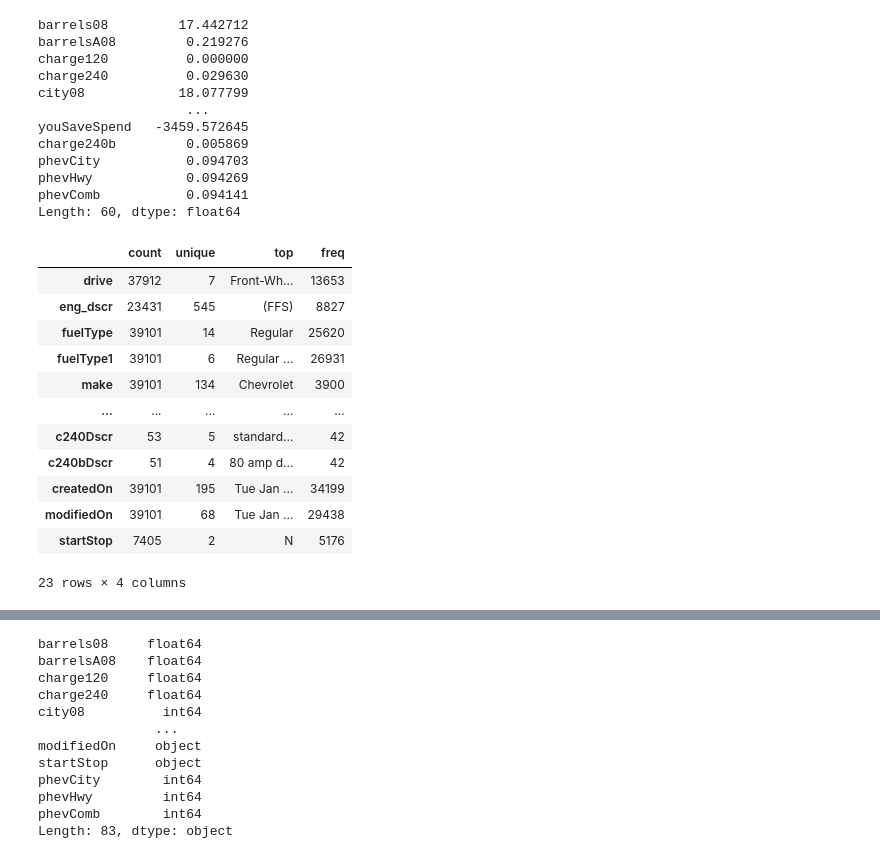
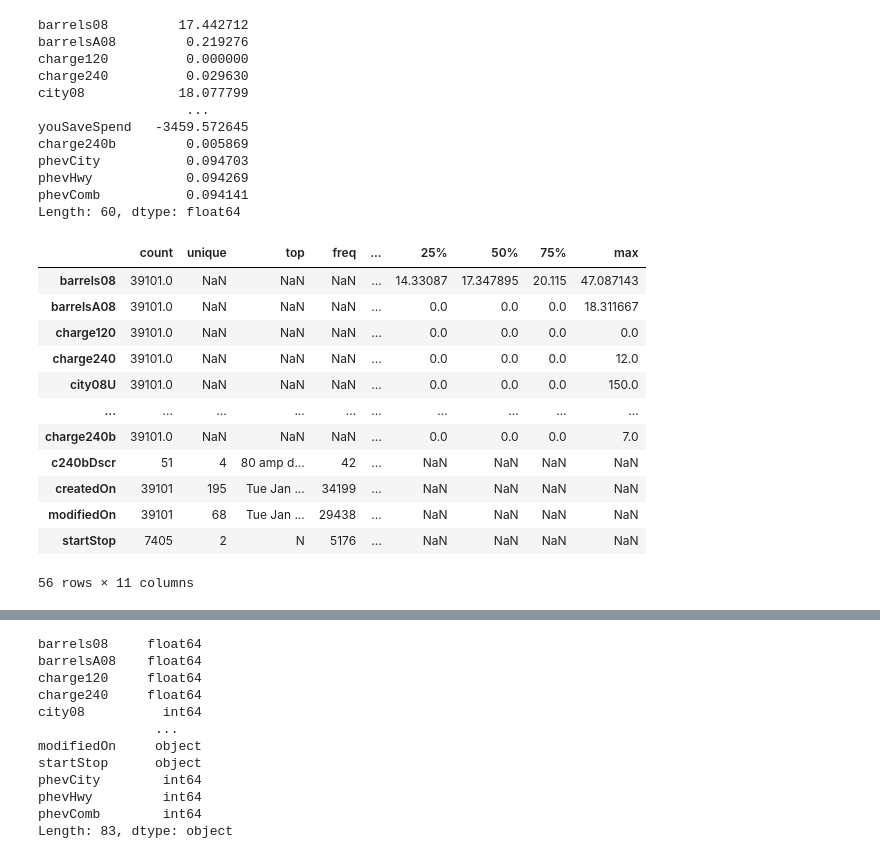
Before and after one commit to cldud400/fintech_class, a Jupyter notebook: 발표/cookbook/cookbook/ch05발표/ch-05.ipynb, the cells around one changed output, grey strips where cells are left out. Drawn from its saved outputs; the diff is of its cells as text; code cells hidden in the pictures.

```diff
--- a/발표/cookbook/cookbook/ch05발표/ch-05.ipynb
+++ b/발표/cookbook/cookbook/ch05발표/ch-05.ipynb
@@ -1,7 +1,9 @@
 # %%
 import pandas as pd
 import numpy as np
-pd.set_option('max_columns', 4, 'max_rows', 10, 'max_colwidth', 12)
+pd.set_option('max_columns', 8, 'max_rows', 10, 'max_colwidth', 12)
+import matplotlib.pyplot as plt
+import seaborn as sns
 # %%
 import warnings
 warnings.simplefilter(action='ignore', category=FutureWarning)
@@ -24,6 +28,8 @@ mkdir tmp
 평균, 분위수, 표준편차
 descrtbe()로 한번에
 # %%
-fueleco = pd.read_csv('../../../data/vehicles.csv.zip',low_memory=False)
+#low_memory = False는 파일의 정보를 누락없이 가져온다.(칼럼값의 데이터 타입이 다르면 에러가 나기 때문)
+
+fueleco = pd.read_csv('vehicles.csv.zip',low_memory=False)
 fueleco.head()
 # %% [output]
@@ -47,22 +61,22 @@ Length: 60, dtype: float64
 # %%
 # 전체 통계
 fueleco.describe().T
 # include : datatype를 제한하여 통계
-fueleco.describe(include = object).T
+# fueleco.describe(include = object).T
 # exclude도 가능
 # fueleco.describe(exclude = int).T
 # %% [output]
-|  | count | unique | top | freq |
-| drive | 37912 | 7 | Front-Wh... | 13653 |
-| eng_dscr | 23431 | 545 | (FFS) | 8827 |
-| fuelType | 39101 | 14 | Regular | 25620 |
-| fuelType1 | 39101 | 6 | Regular ... | 26931 |
-| make | 39101 | 134 | Chevrolet | 3900 |
-| ... | ... | ... | ... | ... |
-| c240Dscr | 53 | 5 | standard... | 42 |
-| c240bDscr | 51 | 4 | 80 amp d... | 42 |
-| createdOn | 39101 | 195 | Tue Jan ... | 34199 |
-| modifiedOn | 39101 | 68 | Tue Jan ... | 29438 |
-| startStop | 7405 | 2 | N | 5176 |
+|  | count | unique | top | freq | ... | 25% | 50% | 75% | max |
+| barrels08 | 39101.0 | NaN | NaN | NaN | ... | 14.33087 | 17.347895 | 20.115 | 47.087143 |
+| barrelsA08 | 39101.0 | NaN | NaN | NaN | ... | 0.0 | 0.0 | 0.0 | 18.311667 |
+| charge120 | 39101.0 | NaN | NaN | NaN | ... | 0.0 | 0.0 | 0.0 | 0.0 |
+| charge240 | 39101.0 | NaN | NaN | NaN | ... | 0.0 | 0.0 | 0.0 | 12.0 |
+| city08U | 39101.0 | NaN | NaN | NaN | ... | 0.0 | 0.0 | 0.0 | 150.0 |
+| ... | ... | ... | ... | ... | ... | ... | ... | ... | ... |
+| charge240b | 39101.0 | NaN | NaN | NaN | ... | 0.0 | 0.0 | 0.0 | 7.0 |
+| c240bDscr | 51 | 4 | 80 amp d... | 42 | ... | NaN | NaN | NaN | NaN |
+| createdOn | 39101 | 195 | Tue Jan ... | 34199 | ... | NaN | NaN | NaN | NaN |
+| modifiedOn | 39101 | 68 | Tue Jan ... | 29438 | ... | NaN | NaN | NaN | NaN |
+| startStop | 7405 | 2 | N | 5176 | ... | NaN | NaN | NaN | NaN |
-23 rows × 4 columns
+56 rows × 11 columns
 # %% [markdown]
```
Also changed, not shown: parts of 49 cells of this notebook, 1 other file.
